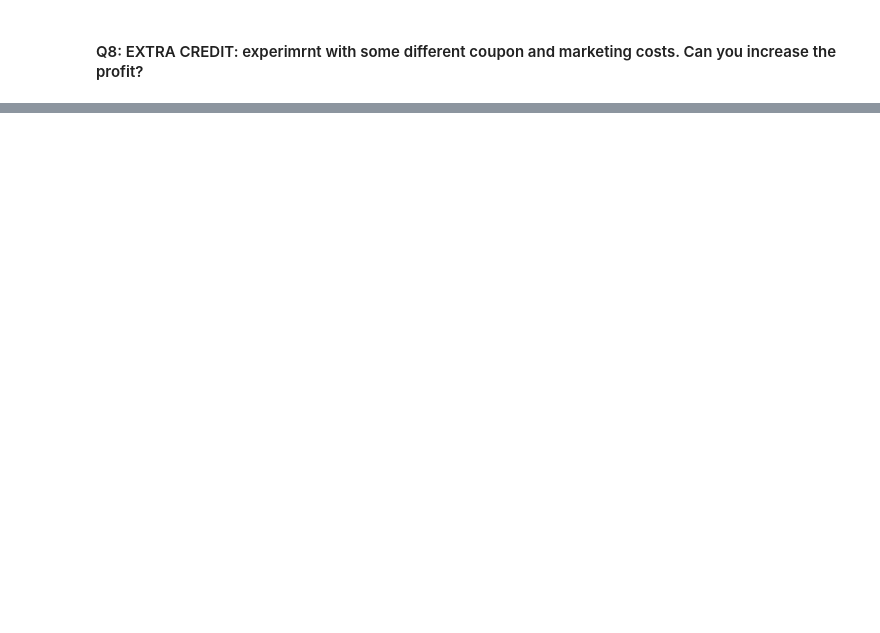
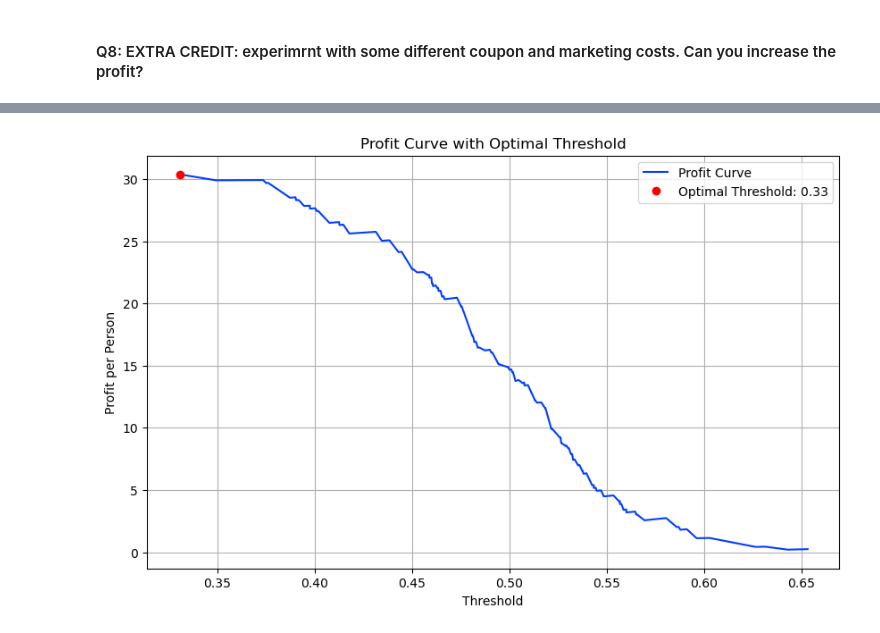
Before and after one commit to abiswal2003/Classihacking, a Jupyter notebook: assignment_clothing.ipynb, the cells around one changed output, grey strips where cells are left out. Saved outputs shown, nothing was run; the diff lists cells and outputs as text; code cells hidden in the pictures; blank space fills up the shorter version.

```diff
--- a/assignment_clothing.ipynb
+++ b/assignment_clothing.ipynb
@@ -761,0 +940,45 @@ with sns.color_palette("bright"):
+# %%
+import numpy as np
+import matplotlib.pyplot as plt
+from sklearn.metrics import roc_curve
+from sklearn.linear_model import LogisticRegression
+from sklearn.model_selection import train_test_split
+
+def plot_profit_curve(clf, X, y, threshold):
+    X_train, X_test, y_train, y_test = train_test_split(X, y, test_size=0.25, random_state=42)
+    clf.fit(X_train, y_train)
+
+    probs = clf.predict_proba(X_test)[:, 1]
+    fpr, tpr, thresholds = roc_curve(y_test, probs)
+
+    # Calculate profits based on varying thresholds
+    profits = []
+    for th in thresholds:
+        preds = (probs >= th).astype(int)
+        TP = np.sum((preds == 1) & (y_test == 1))
+        FP = np.sum((preds == 1) & (y_test == 0))
+        # Utility values: TP value 60, FP cost -5
+        profits.append((TP * 60 + FP * -5) / len(y_test))
+
+    # Plotting
+    optimal_idx = np.argmax(profits)
+    optimal_threshold = thresholds[optimal_idx]
+
+    plt.figure(figsize=(10, 6))
+    plt.plot(thresholds, profits, label="Profit Curve")
+    plt.plot(optimal_threshold, profits[optimal_idx], 'ro', label=f"Optimal Threshold: {optimal_threshold:.2f}")
+    plt.title("Profit Curve with Optimal Threshold")
+    plt.xlabel("Threshold")
+    plt.ylabel("Profit per Person")
+    plt.legend()
+    plt.grid(True)
+    plt.show()
+
+    return optimal_threshold
+
+# Example usage
+X, y = np.random.rand(1000, 10), np.random.randint(0, 2, 1000)
+clf = LogisticRegression(solver='liblinear')  # Example classifier
+optimal_threshold = plot_profit_curve(clf, X, y, 0.5)
+# %% [output]
+[figure, added]
```
Also changed, not shown: parts of 38 cells of this notebook.
